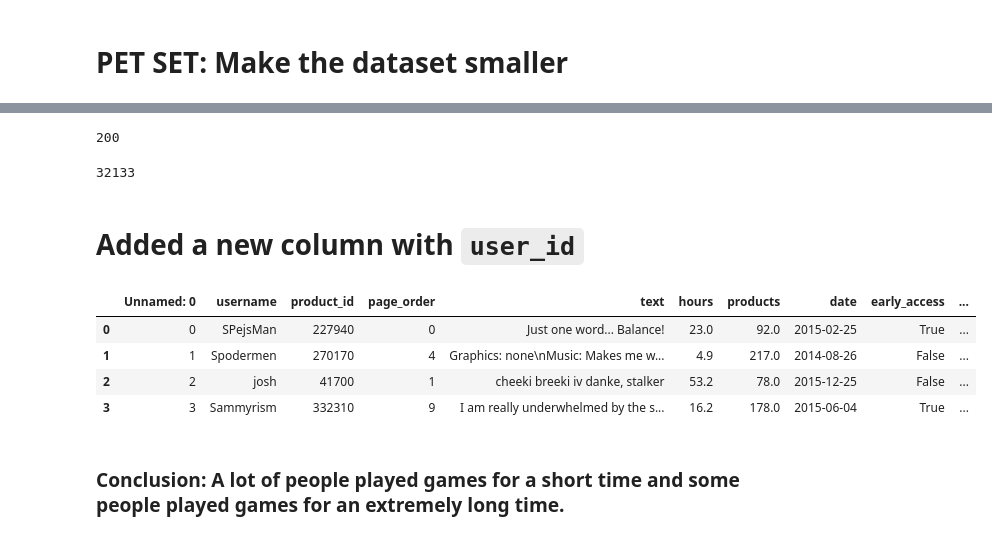
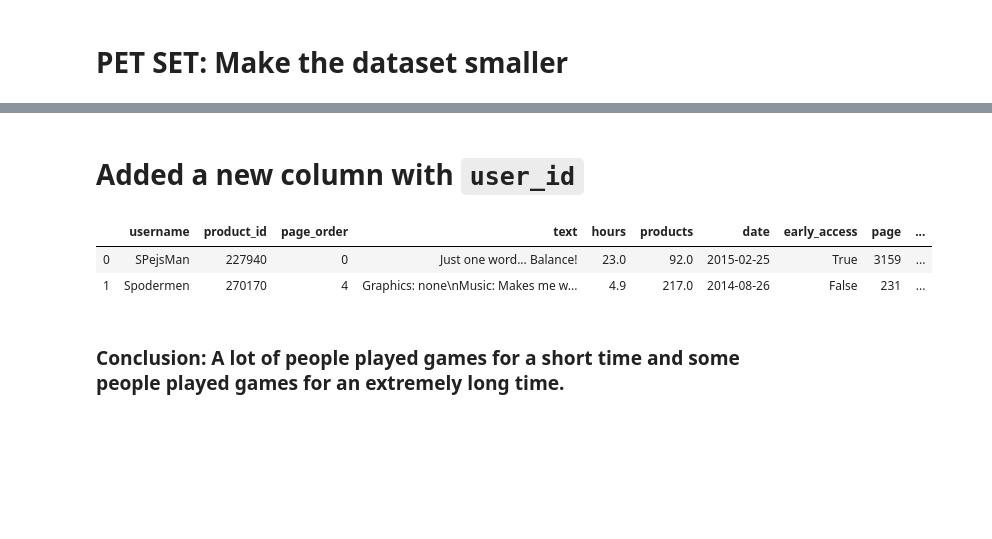
Before and after one commit to leoeugelaura/SistemasDeRecomendacion, a Jupyter notebook: Resuelto_Practico_2.ipynb, the cells around one changed output, grey strips where cells are left out. Saved outputs shown, nothing was run; the diff lists cells and outputs as text; code cells hidden in the pictures; blank space fills up the shorter version.

````diff
--- a/Resuelto_Practico_2.ipynb
+++ b/Resuelto_Practico_2.ipynb
@@ -159,0 +181,7 @@ Kurtosis: 209.051640
+# %%
+username_id_column = []
+for i in reviews['username'][:1000]:
+    if i in username_id_dict:
+        username_new = username_id_dict[i]
+        username_id_column.append(username_new)
+print(len(username_id_column))
@@ -178,40 +213,18 @@ games.head(2)
-# %%
-username_id_column = []
-for i in reviews['username'][:200]:
-    if i in username_ids:
-        username_new = username_ids[i]
-        username_id_column.append(username_new)
-print(len(username_id_column))
-# %% [output]
-200
-# %%
-# this makes our dictionary with the key database for all unique games
-gamename_dict = {}
-for idx, names in enumerate(games['app_name']):
-    if games['id'][idx] not in gamename_dict:
-        gamename_dict[games['id'][idx]] = games['app_name'][idx]
-    else:
-        continue
-print(len(gamename_dict))
-# %% [output]
-32133
 # %%
-# small_df = reviews[:200].fillna(0)
-# small_df['user_id'] = username_id_column
-# small_df.to_csv("small_reviews.csv")
+small_df = reviews[:1000].fillna(0)
+small_df['user_id'] = username_id_column
+small_df.to_csv("small_reviews.csv")
 # %%
-small_df = pd.read_csv("small_reviews.csv")
+#small_df = pd.read_csv("small_reviews.csv")
 # %% [markdown]
 # Added a new column with ```user_id```
 # %%
 # Now with a user_id
-small_df.head(4)
+small_df.head(2)
 # %% [output]
-|  | Unnamed: 0 | username | product_id | page_order | text | hours | products | date | early_access | ... |
-| 0 | 0 | SPejsMan | 227940 | 0 | Just one word... Balance! | 23.0 | 92.0 | 2015-02-25 | True | ... |
-| 1 | 1 | Spodermen | 270170 | 4 | Graphics: none\nMusic: Makes me w... | 4.9 | 217.0 | 2014-08-26 | False | ... |
-| 2 | 2 | josh | 41700 | 1 | cheeki breeki iv danke, stalker | 53.2 | 78.0 | 2015-12-25 | False | ... |
-| 3 | 3 | Sammyrism | 332310 | 9 | I am really underwhelmed by the s... | 16.2 | 178.0 | 2015-06-04 | True | ... |
+|  | username | product_id | page_order | text | hours | products | date | early_access | page | ... |
+| 0 | SPejsMan | 227940 | 0 | Just one word... Balance! | 23.0 | 92.0 | 2015-02-25 | True | 3159 | ... |
+| 1 | Spodermen | 270170 | 4 | Graphics: none\nMusic: Makes me w... | 4.9 | 217.0 | 2014-08-26 | False | 231 | ... |
 # %% [markdown]
 ### Conclusion: A lot of people played games for a short time and some people played games for an extremely long time.
 # %%
````
Also changed, not shown: parts of 56 cells of this notebook.
